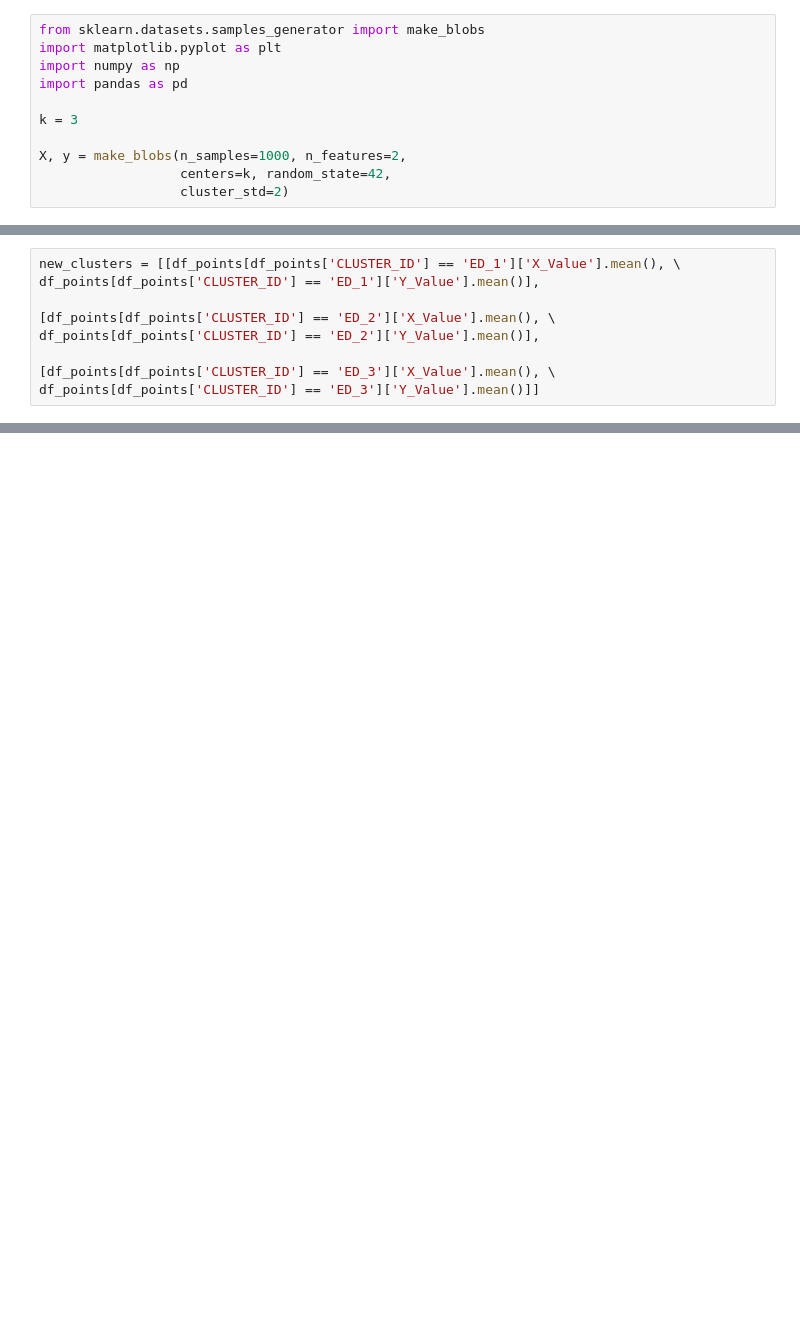
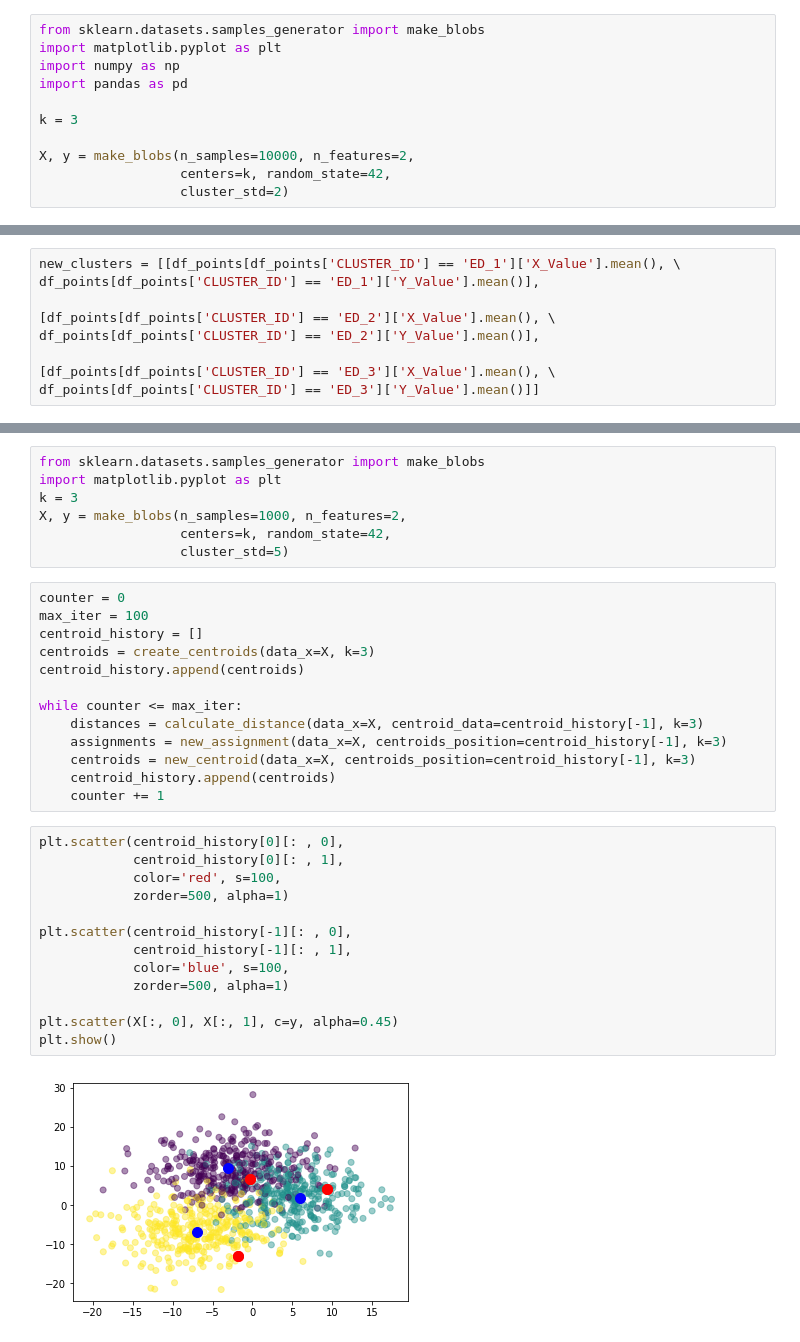
Before and after one commit to grantaguinaldo/data-templates, a Jupyter notebook: kmeans_from_scratch.ipynb, the cells around one changed output, grey strips where cells are left out. Saved outputs shown, nothing was run; the diff lists cells and outputs as text; blank space fills up the shorter version.

```diff
--- a/kmeans_from_scratch.ipynb
+++ b/kmeans_from_scratch.ipynb
@@ -6,7 +6,7 @@ import pandas as pd
 
 k = 3
 
-X, y = make_blobs(n_samples=1000, n_features=2,
+X, y = make_blobs(n_samples=10000, n_features=2,
                   centers=k, random_state=42,
                   cluster_std=2)
 # %%
@@ -123,0 +300,35 @@ plt.show()
+# %%
+from sklearn.datasets.samples_generator import make_blobs
+import matplotlib.pyplot as plt
+k = 3
+X, y = make_blobs(n_samples=1000, n_features=2,
+                  centers=k, random_state=42,
+                  cluster_std=5)
+# %%
+counter = 0
+max_iter = 100
+centroid_history = []
+centroids = create_centroids(data_x=X, k=3)
+centroid_history.append(centroids)
+
+while counter <= max_iter:
+    distances = calculate_distance(data_x=X, centroid_data=centroid_history[-1], k=3)
+    assignments = new_assignment(data_x=X, centroids_position=centroid_history[-1], k=3)
+    centroids = new_centroid(data_x=X, centroids_position=centroid_history[-1], k=3)
+    centroid_history.append(centroids)
+    counter += 1
+# %%
+plt.scatter(centroid_history[0][: , 0],
+            centroid_history[0][: , 1],
+            color='red', s=100,
+            zorder=500, alpha=1)
+
+plt.scatter(centroid_history[-1][: , 0],
+            centroid_history[-1][: , 1],
+            color='blue', s=100,
+            zorder=500, alpha=1)
+
+plt.scatter(X[:, 0], X[:, 1], c=y, alpha=0.45)
+plt.show()
+# %% [output]
+[figure, added]
```
Also changed, not shown: parts of 35 cells of this notebook.
